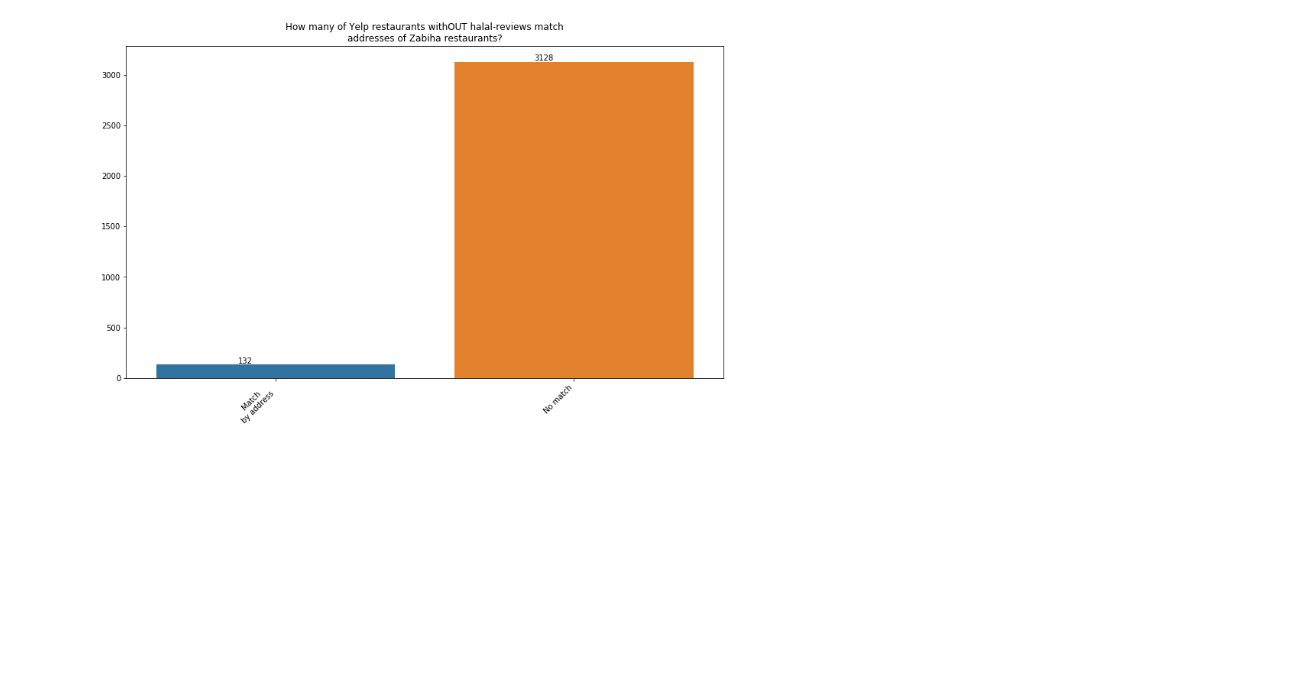
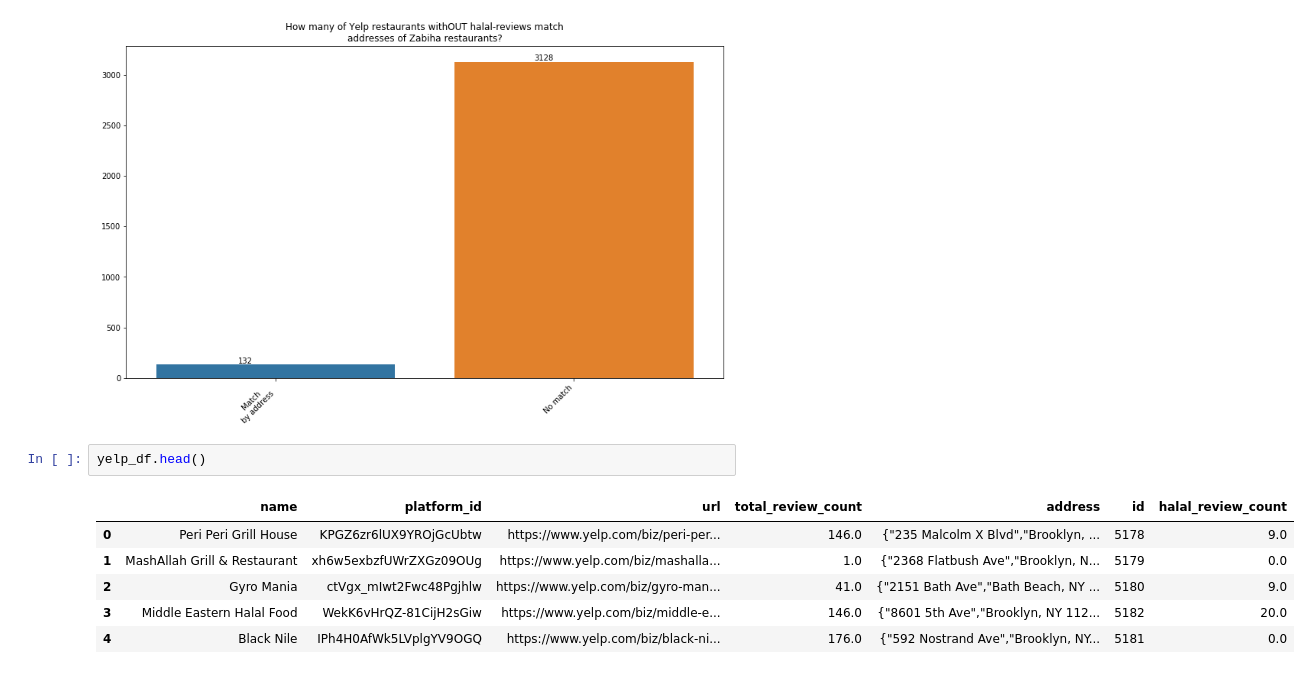
Before and after one commit to WAzaizeh/Halal_o_Meter, a Jupyter notebook: src/data/EDA/EDA.ipynb, the cells around one changed output. Drawn from its saved outputs; the diff is of its cells as text; blank space fills up the shorter version.

```diff
--- a/src/data/EDA/EDA.ipynb
+++ b/src/data/EDA/EDA.ipynb
@@ -192,3 +192,12 @@ for p in g.patches:
                 ha='center', va='bottom', color= 'black')
 # %% [output]
 [figure]
+# %%
+yelp_df.head()
+# %% [output]
+|  | name | platform_id | url | total_review_count | address | id | halal_review_count |
+| 0 | Peri Peri Grill House | KPGZ6zr6lUX9YROjGcUbtw | https://www.yelp.com/biz/peri-per... | 146.0 | {"235 Malcolm X Blvd","Brooklyn, ... | 5178 | 9.0 |
+| 1 | MashAllah Grill & Restaurant | xh6w5exbzfUWrZXGz09OUg | https://www.yelp.com/biz/mashalla... | 1.0 | {"2368 Flatbush Ave","Brooklyn, N... | 5179 | 0.0 |
+| 2 | Gyro Mania | ctVgx_mIwt2Fwc48Pgjhlw | https://www.yelp.com/biz/gyro-man... | 41.0 | {"2151 Bath Ave","Bath Beach, NY ... | 5180 | 9.0 |
+| 3 | Middle Eastern Halal Food | WekK6vHrQZ-81CijH2sGiw | https://www.yelp.com/biz/middle-e... | 146.0 | {"8601 5th Ave","Brooklyn, NY 112... | 5182 | 20.0 |
+| 4 | Black Nile | IPh4H0AfWk5LVplgYV9OGQ | https://www.yelp.com/biz/black-ni... | 176.0 | {"592 Nostrand Ave","Brooklyn, NY... | 5181 | 0.0 |
```
Also changed, not shown: parts of 4 cells of this notebook, 2 other files.
